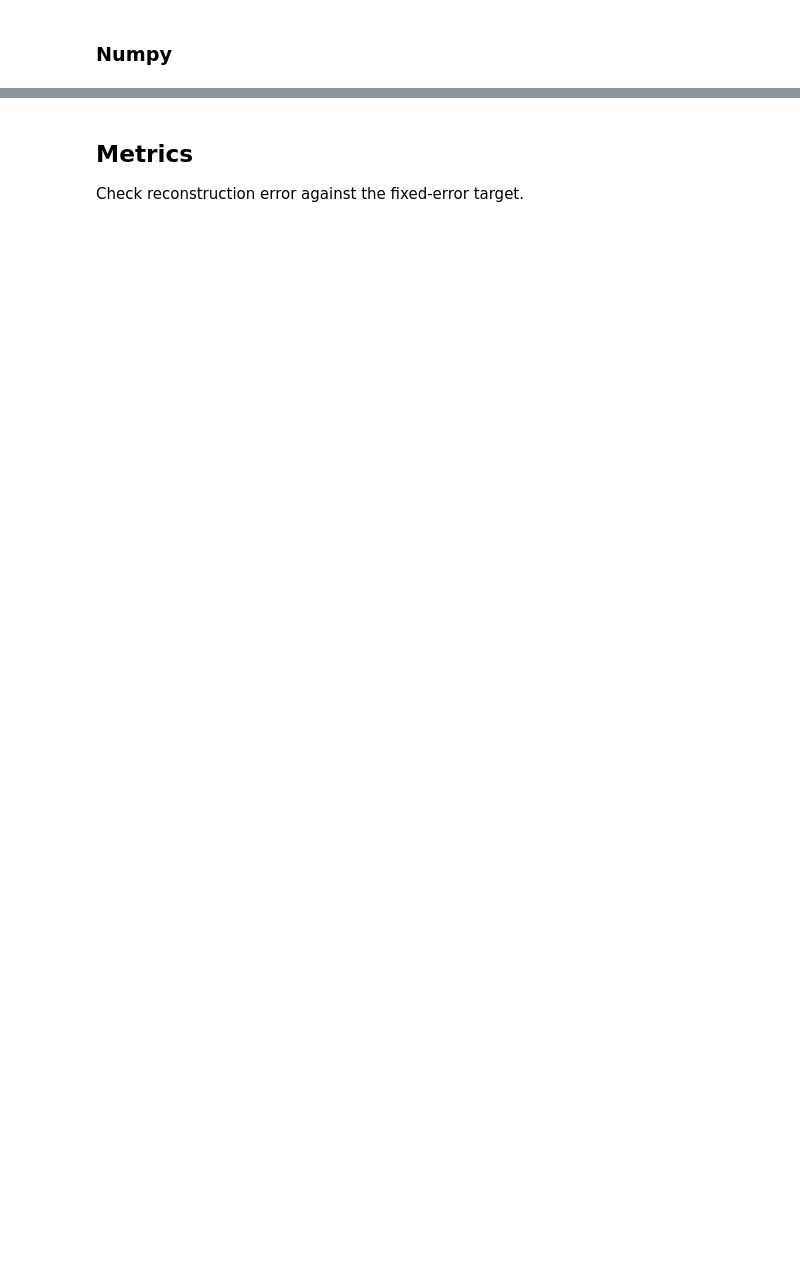
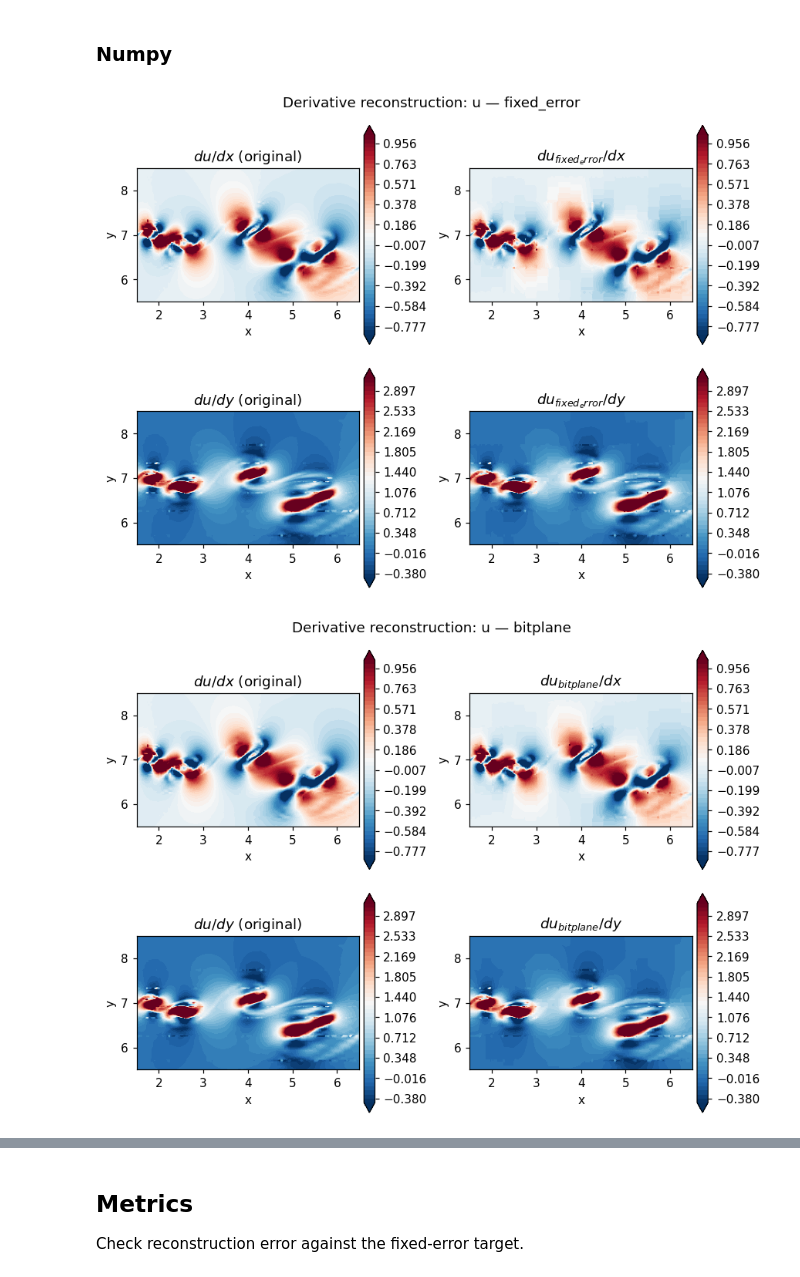
Before and after one commit to ExtremeFLOW/pySEMTools, a Jupyter notebook: examples/unindexed/7-data_compression/21c-Legendre_truncation_numpy_withV3.ipynb, the cells around one changed output, grey strips where cells are left out. Cells and saved outputs as stored; diff of their text form; code cells hidden in the pictures; blank space fills up the shorter version.

```diff
--- a/examples/unindexed/7-data_compression/21c-Legendre_truncation_numpy_withV3.ipynb
+++ b/examples/unindexed/7-data_compression/21c-Legendre_truncation_numpy_withV3.ipynb
@@ -399,8 +500,6 @@ dudx_np = {}
 dudy_np = {}
 dudx_bp = {}
 dudy_bp = {}
-dudx_bp_v2 = {}
-dudy_bp_v2 = {}
 dudx_bp_v3 = {}
 dudy_bp_v3 = {}
 dudx_zfp = {}
@@ -420,9 +519,6 @@ for fld_name in plot_fields:
     dudx_bp[fld_name] = coef.dudxyz(u_bp[fld_name], coef.drdx, coef.dsdx)
     dudy_bp[fld_name] = coef.dudxyz(u_bp[fld_name], coef.drdy, coef.dsdy)
 
-    dudx_bp_v2[fld_name] = coef.dudxyz(u_bp_v2[fld_name], coef.drdx, coef.dsdx)
-    dudy_bp_v2[fld_name] = coef.dudxyz(u_bp_v2[fld_name], coef.drdy, coef.dsdy)
-
     dudx_bp_v3[fld_name] = coef.dudxyz(u_bp_v3[fld_name], coef.drdx, coef.dsdx)
     dudy_bp_v3[fld_name] = coef.dudxyz(u_bp_v3[fld_name], coef.drdy, coef.dsdy)
 
@@ -434,7 +530,6 @@ for fld_name in plot_fields:
             dudx[fld_name].flatten(),
             dudx_np[fld_name].flatten(),
             dudx_bp[fld_name].flatten(),
-            dudx_bp_v2[fld_name].flatten(),
             dudx_bp_v3[fld_name].flatten(),
             dudx_zfp[fld_name].flatten(),
         ]
@@ -444,7 +539,6 @@ for fld_name in plot_fields:
             dudy[fld_name].flatten(),
             dudy_np[fld_name].flatten(),
             dudy_bp[fld_name].flatten(),
-            dudy_bp_v2[fld_name].flatten(),
             dudy_bp_v3[fld_name].flatten(),
             dudy_zfp[fld_name].flatten(),
         ]
@@ -455,7 +556,8 @@ for fld_name in plot_fields:
 # %% [markdown]
 ### Numpy
 # %%
-if 1 == 1:
+# The former all-method derivative grid is retained below for reference but disabled.
+if False:
 
     # Zoom window where visibility matters most.
     xlim_zoom = (1.5, 6.5)
@@ -498,13 +600,11 @@ if 1 == 1:
         dudx_ref = dudx[fld_name].flatten()
         dudx_fix = dudx_np[fld_name].flatten()
         dudx_bp1 = dudx_bp[fld_name].flatten()
-        dudx_bp2 = dudx_bp_v2[fld_name].flatten()
         dudx_z = dudx_zfp[fld_name].flatten()
 
         dudy_ref = dudy[fld_name].flatten()
         dudy_fix = dudy_np[fld_name].flatten()
         dudy_bp1 = dudy_bp[fld_name].flatten()
-        dudy_bp2 = dudy_bp_v2[fld_name].flatten()
         dudy_z = dudy_zfp[fld_name].flatten()
 
         # Use the reference derivative as the shared color range in each row.
@@ -530,11 +630,9 @@ if 1 == 1:
         ax[0,2].set_ylabel("y")
         ax[0,2].set_title(rf"$d{fld_name}_{{bp}}/dx$")
 
-        c03 = ax[0,3].tricontourf(x_flat, y_flat, dudx_bp2, levels=levels_dx, cmap="RdBu_r", extend="both")
         ax[0,3].set_aspect('equal')
         ax[0,3].set_xlabel("x")
         ax[0,3].set_ylabel("y")
-        ax[0,3].set_title(rf"$d{fld_name}_{{bpv2}}/dx$")
 
         c04 = ax[0,4].tricontourf(x_flat, y_flat, dudx_z, levels=levels_dx, cmap="RdBu_r", extend="both")
         ax[0,4].set_aspect('equal')
@@ -561,11 +659,9 @@ if 1 == 1:
         ax[1,2].set_ylabel("y")
         ax[1,2].set_title(rf"$d{fld_name}_{{bp}}/dy$")
 
-        c13 = ax[1,3].tricontourf(x_flat, y_flat, dudy_bp2, levels=levels_dy, cmap="RdBu_r", extend="both")
         ax[1,3].set_aspect('equal')
         ax[1,3].set_xlabel("x")
         ax[1,3].set_ylabel("y")
-        ax[1,3].set_title(rf"$d{fld_name}_{{bpv2}}/dy$")
 
         c14 = ax[1,4].tricontourf(x_flat, y_flat, dudy_z, levels=levels_dy, cmap="RdBu_r", extend="both")
         ax[1,4].set_aspect('equal')
@@ -585,30 +681,75 @@ if 1 == 1:
         fig.colorbar(c13, ax=ax[1,3], fraction=0.046, pad=0.02)
         fig.colorbar(c14, ax=ax[1,4], fraction=0.046, pad=0.02)
 
         for i in range(5):
             ax[0,i].set_xlim(list(xlim_zoom))
             ax[0,i].set_ylim(list(ylim_zoom))
             ax[1,i].set_xlim(list(xlim_zoom))
             ax[1,i].set_ylim(list(ylim_zoom))
 
         fig.suptitle(f"Derivative comparison for field: {fld_name}")
         plt.tight_layout()
         plt.show()
 
         # V3 derivative reconstruction, using the same reference color scales.
         fig_v3, ax_v3 = plt.subplots(ncols=2, figsize=(10, 4), dpi=220)
         c_v3_x = ax_v3[0].tricontourf(x_flat, y_flat, dudx_bp_v3[fld_name].flatten(), levels=levels_dx, cmap="RdBu_r", extend="both")
         c_v3_y = ax_v3[1].tricontourf(x_flat, y_flat, dudy_bp_v3[fld_name].flatten(), levels=levels_dy, cmap="RdBu_r", extend="both")
         ax_v3[0].set_title(rf"$d{fld_name}_{{bpv3}}/dx$")
         ax_v3[1].set_title(rf"$d{fld_name}_{{bpv3}}/dy$")
         for axis in ax_v3:
             axis.set_aspect('equal')
             axis.set_xlabel("x")
             axis.set_ylabel("y")
             axis.set_xlim(list(xlim_zoom))
             axis.set_ylim(list(ylim_zoom))
         fig_v3.colorbar(c_v3_x, ax=ax_v3[0], fraction=0.046, pad=0.02)
         fig_v3.colorbar(c_v3_y, ax=ax_v3[1], fraction=0.046, pad=0.02)
         fig_v3.suptitle(f"Bitplane V3 derivative comparison: {fld_name}")
         plt.tight_layout()
         plt.show()
+
+# Render one compact, rasterized derivative figure per field and method.
+derivative_reconstructions = {
+    "fixed_error": (dudx_np, dudy_np),
+    "bitplane": (dudx_bp, dudy_bp),
+    "bitplane_v3": (dudx_bp_v3, dudy_bp_v3),
+    "zfp": (dudx_zfp, dudy_zfp),
+}
+
+plt.close("all")
+xlim_zoom = (1.5, 6.5)
+ylim_zoom = (5.5, 8.5)
+x_flat = msh.x.flatten()
+y_flat = msh.y.flatten()
+for fld_name in plot_fields:
+    levels_dx = np.linspace(np.percentile(dudx[fld_name], 1), np.percentile(dudx[fld_name], 99), 50)
+    levels_dy = np.linspace(np.percentile(dudy[fld_name], 1), np.percentile(dudy[fld_name], 99), 50)
+    for method, (dudx_fields, dudy_fields) in derivative_reconstructions.items():
+        fig, ax = plt.subplots(ncols=2, nrows=2, figsize=(8, 6.2), dpi=110)
+        dx_original_plot = ax[0, 0].tricontourf(x_flat, y_flat, dudx[fld_name].flatten(), levels=levels_dx, cmap="RdBu_r", extend="both", zorder=0)
+        dx_plot = ax[0, 1].tricontourf(x_flat, y_flat, dudx_fields[fld_name].flatten(), levels=levels_dx, cmap="RdBu_r", extend="both", zorder=0)
+        dy_original_plot = ax[1, 0].tricontourf(x_flat, y_flat, dudy[fld_name].flatten(), levels=levels_dy, cmap="RdBu_r", extend="both", zorder=0)
+        dy_plot = ax[1, 1].tricontourf(x_flat, y_flat, dudy_fields[fld_name].flatten(), levels=levels_dy, cmap="RdBu_r", extend="both", zorder=0)
+        ax[0, 0].set_title(rf"$d{fld_name}/dx$ (original)")
+        ax[0, 1].set_title(rf"$d{fld_name}_{{{method}}}/dx$")
+        ax[1, 0].set_title(rf"$d{fld_name}/dy$ (original)")
+        ax[1, 1].set_title(rf"$d{fld_name}_{{{method}}}/dy$")
+        for axis in ax.flat:
+            axis.set_rasterization_zorder(1)
+            axis.set_aspect("equal")
+            axis.set_xlabel("x")
+            axis.set_ylabel("y")
+            axis.set_xlim(xlim_zoom)
+            axis.set_ylim(ylim_zoom)
+        fig.colorbar(dx_original_plot, ax=ax[0, 0], fraction=0.046, pad=0.02)
+        fig.colorbar(dx_plot, ax=ax[0, 1], fraction=0.046, pad=0.02)
+        fig.colorbar(dy_original_plot, ax=ax[1, 0], fraction=0.046, pad=0.02)
+        fig.colorbar(dy_plot, ax=ax[1, 1], fraction=0.046, pad=0.02)
+        fig.suptitle(f"Derivative reconstruction: {fld_name} — {method}")
+        fig.tight_layout()
+        plt.show()
+        plt.close(fig)
+# %% [output]
+[figure, added]
+[figure, added]
```
Also changed, not shown: parts of 12 cells of this notebook, 1 other file.
